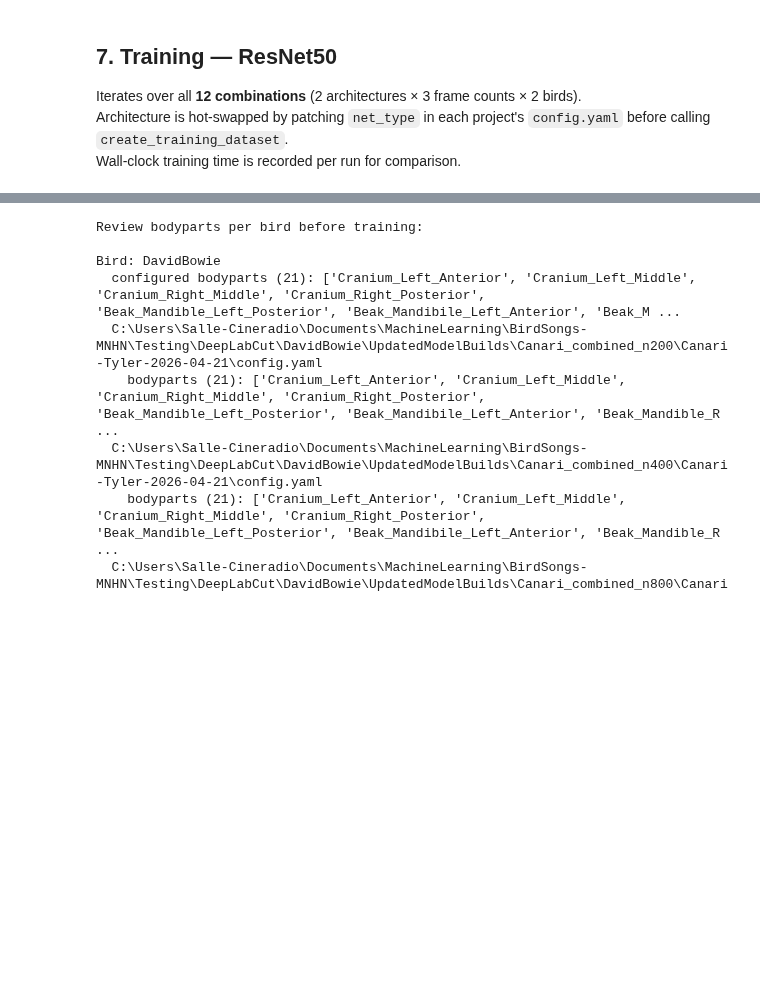
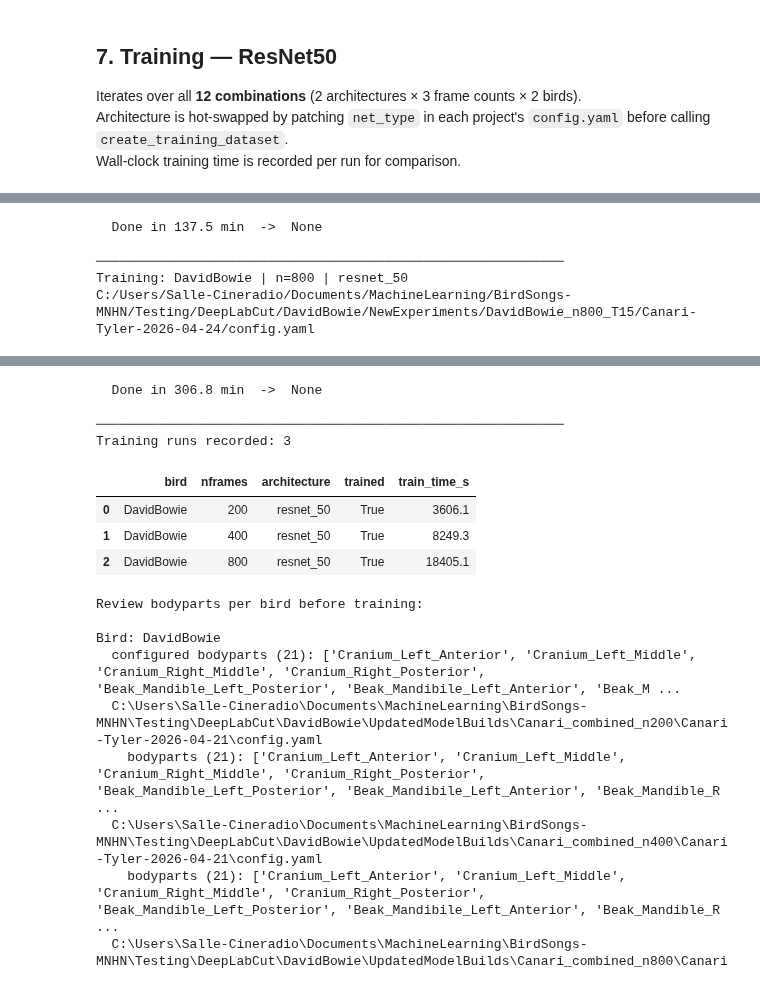
Before and after one commit to tcmarino8/BirdSongs-MNHN, a Jupyter notebook: Testing/Code-Testing/run_experimentation.ipynb, the cells around one changed output, grey strips where cells are left out. Drawn from its saved outputs; the diff is of its cells as text; code cells hidden in the pictures; blank space fills up the shorter version.

Commit message:
been working on model experimenting and testing month 2

```diff
--- a/Testing/Code-Testing/run_experimentation.ipynb
+++ b/Testing/Code-Testing/run_experimentation.ipynb
@@ -173,10 +173,10 @@ DAVIDBOWIE_ROOT = ROOT / "DeepLabCut" / "DavidBowie"
 #    / "Canari-Tyler-2026-03-31" / "config.yaml"
 #)
 
-DAVIDBOWIE_COMBINED_BASE = DAVIDBOWIE_ROOT / "UpdatedModelBuilds"
+DAVIDBOWIE_COMBINED_BASE = DAVIDBOWIE_ROOT / "NewExperiments"
 
 DAVIDBOWIE_DATA_PATH    = DAVIDBOWIE_ROOT / "trainingdata"
-DAVIDBOWIE_DATASET_NAME = "Canari"
+DAVIDBOWIE_DATASET_NAME = "DavidBowie_Trial17"
 
 # Replace with the actual training video once it exists
 DAVIDBOWIE_DUMMY_VIDEO  = (
@@ -194,8 +194,8 @@ DAVIDBOWIE_TEST_VIDEO_CAM2 = (
 )
 
 print("DavidBowie paths:")
-print("  Cam1 config :", DAVIDBOWIE_CAM1_CONFIG)
-print("  Cam2 config :", DAVIDBOWIE_CAM2_CONFIG)
+#print("  Cam1 config :", DAVIDBOWIE_CAM1_CONFIG)
+#print("  Cam2 config :", DAVIDBOWIE_CAM2_CONFIG)
 print("  Data path   :", DAVIDBOWIE_DATA_PATH)
 print("  Dummy video :", DAVIDBOWIE_DUMMY_VIDEO)
 print("  Test cam1   :", DAVIDBOWIE_TEST_VIDEO_CAM1)
@@ -463,6 +466,15 @@ Build **9 training datasets** (3 birds × 3 frame counts) plus **3 holdout datas
 - Holdout frames are sampled with `HOLDOUT_SEED = 999`.
 - Training frames are sampled with `TRAIN_SEED = 42`.
 - Because the seeds differ, overlap between holdout and training pools is negligible. The same holdout frames will be produced identically every time this cell is re-run.
+# %%
+combined_configs = {('DavidBowie',
+  200): r'C:/Users/Salle-Cineradio/Documents/MachineLearning/BirdSongs-MNHN/Testing/DeepLabCut/DavidBowie/NewExperiments/DavidBowie_n200_T15/Canari-Tyler-2026-04-24/config.yaml',
+ ('DavidBowie',
+  400): r'C:/Users/Salle-Cineradio/Documents/MachineLearning/BirdSongs-MNHN/Testing/DeepLabCut/DavidBowie/NewExperiments/DavidBowie_n400_T15/Canari-Tyler-2026-04-24/config.yaml',
+ ('DavidBowie',
+  800): r'C:/Users/Salle-Cineradio/Documents/MachineLearning/BirdSongs-MNHN/Testing/DeepLabCut/DavidBowie/NewExperiments/DavidBowie_n800_T15/Canari-Tyler-2026-04-24/config.yaml',
+ ('DavidBowie',
+  1400): r'C:/Users/Salle-Cineradio/Documents/MachineLearning/BirdSongs-MNHN/Testing/DeepLabCut/DavidBowie/NewExperiments/DavidBowie_n1400_T15/Canari-Tyler-2026-04-24/config.yaml'}
 # %%
 dataset_build_log = []   # records what was (or would be) built
 
@@ -734,0 +718,2 @@ Training runs recorded: 4
+# %%
+deeplabcut.create_training_dataset(train_cfg)
@@ -734,0 +727,46 @@ Training runs recorded: 4
+# %%
+RUN_TRAINING      = True
+USE_FULL_EPOCHS   = True
+epochs = EPOCHS_FULL if USE_FULL_EPOCHS else EPOCHS_SMOKE
+
+for bird_name in BIRDS:
+        for n in FRAME_COUNTS[0:3]:
+            train_cfg = combined_configs[(bird_name, n)]
+            for arch in ARCHITECTURES:
+                run_label = f"{bird_name} | n={n} | {arch}"
+                print(f"\n{'─'*60}")
+                print(f"Training: {run_label}")
+
+                # Switch architecture in config.yaml
+                set_net_type(train_cfg, arch)
+
+                # Time the full create_training_dataset + train_network cycle
+                t0 = time.perf_counter()
+                try:
+                    print(train_cfg)
+
+                    latest_snap = deeplabcut.train_network(train_cfg, epochs=epochs)
+                    elapsed = time.perf_counter() - t0
+                    training_results.append({
+                        "bird": bird_name, "nframes": n, "architecture": arch,
+                        "epochs": epochs, "trained": True,
+                        "train_time_s": round(elapsed, 1),
+                        "latest_snapshot": latest_snap,
+                        "notes": "",
+                    })
+                    print(f"  Done in {elapsed/60:.1f} min  ->  {latest_snap}")
+                except Exception as exc:
+                    elapsed = time.perf_counter() - t0
+                    training_results.append({
+                        "bird": bird_name, "nframes": n, "architecture": arch,
+                        "epochs": epochs, "trained": False,
+                        "train_time_s": round(elapsed, 1),
+                        "latest_snapshot": None,
+                        "notes": str(exc),
+                    })
+                    print(f"  ERROR: {exc}")
+
+print(f"\n{'─'*60}")
+print(f"Training runs recorded: {len(training_results)}")
+pd.DataFrame(training_results)[["bird", "nframes", "architecture", "trained", "train_time_s"]]
+# %% [output]
@@ -734,0 +832,5 @@ Training runs recorded: 4
+  Done in 137.5 min  ->  None
+
+────────────────────────────────────────────────────────────
+Training: DavidBowie | n=800 | resnet_50
+C:/Users/Salle-Cineradio/Documents/MachineLearning/BirdSongs-MNHN/Testing/DeepLabCut/DavidBowie/NewExperiments/DavidBowie_n800_T15/Canari-Tyler-2026-04-24/config.yaml
@@ -735,3 +854,11 @@ Training runs recorded: 4
+  Done in 306.8 min  ->  None
+
+────────────────────────────────────────────────────────────
+Training runs recorded: 3
+|  | bird | nframes | architecture | trained | train_time_s |
+| 0 | DavidBowie | 200 | resnet_50 | True | 3606.1 |
+| 1 | DavidBowie | 400 | resnet_50 | True | 8249.3 |
+| 2 | DavidBowie | 800 | resnet_50 | True | 18405.1 |
 # %%
 
 
```
Also changed, not shown: parts of 12 cells of this notebook, 5 other files.
